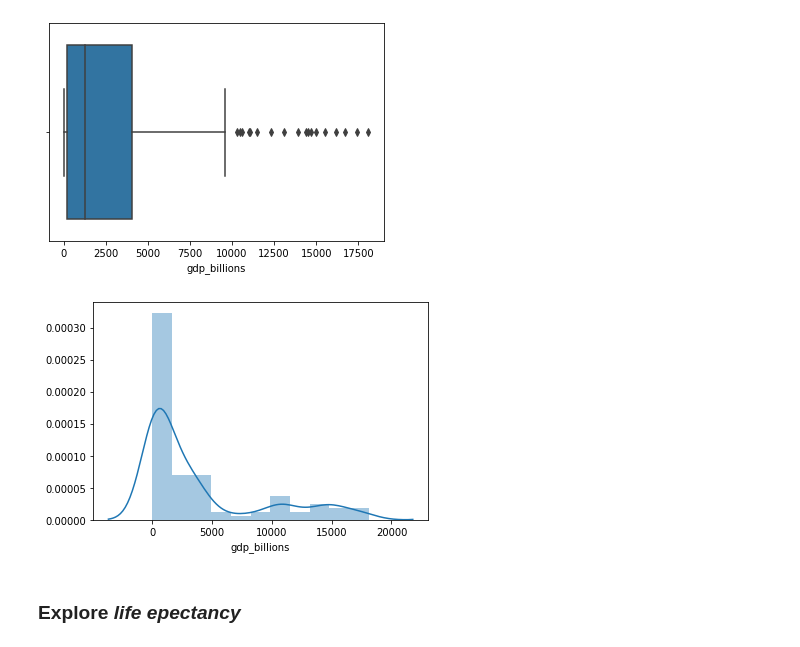
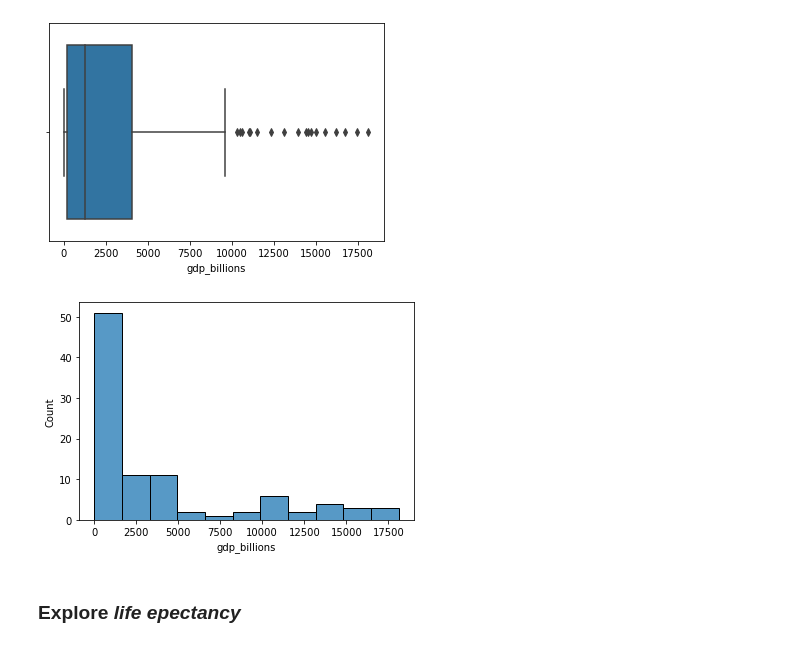
Before and after one commit to kristinkspanos/life_expectancy_gdp, a Jupyter notebook: life_expectancy_gdp.ipynb, the cells around one changed output. Saved outputs shown, nothing was run; the diff lists cells and outputs as text; code cells hidden in the pictures.

```diff
--- a/life_expectancy_gdp.ipynb
+++ b/life_expectancy_gdp.ipynb
@@ -108,11 +125,12 @@ sns.boxplot(x='gdp_billions', data=data)
 plt.show()
 # %% [output]
 [figure]
-# %%
-sns.distplot(data['gdp_billions'])
-plt.show()
-# %% [output]
-[figure, removed]
+# %%
+# histogram showing distribution of gdp
+sns.histplot(data['gdp_billions'])
+plt.show()
+# %% [output]
+[figure, added]
 # %% [markdown]
 ### Explore *life epectancy*
 # %%
```
Also changed, not shown: parts of 31 cells of this notebook.
